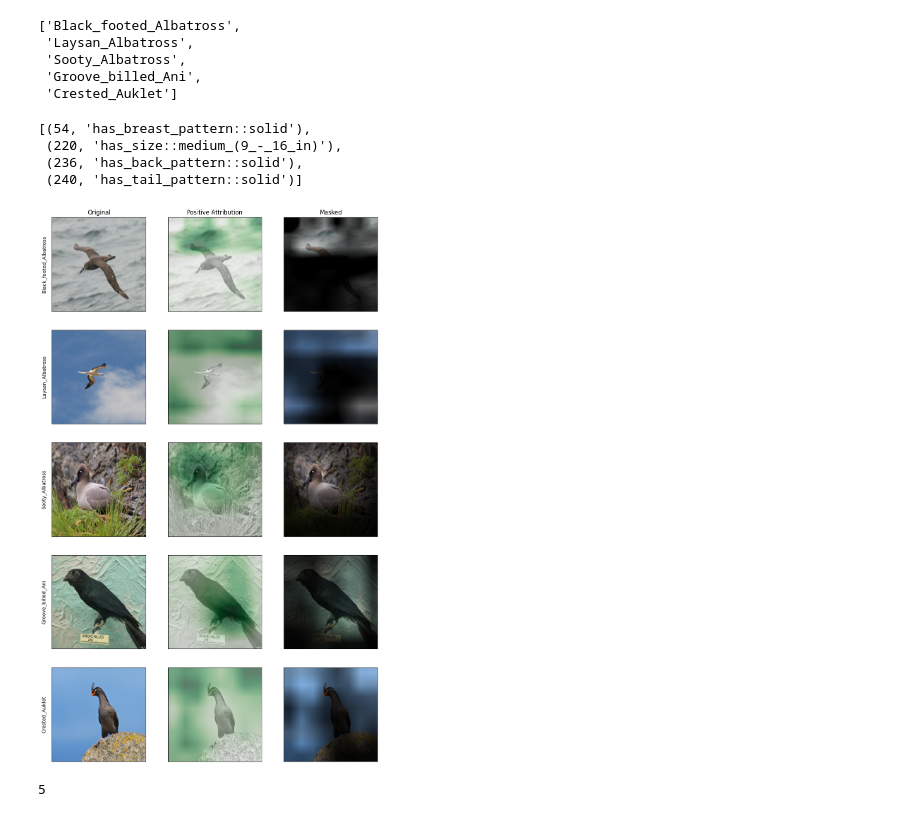
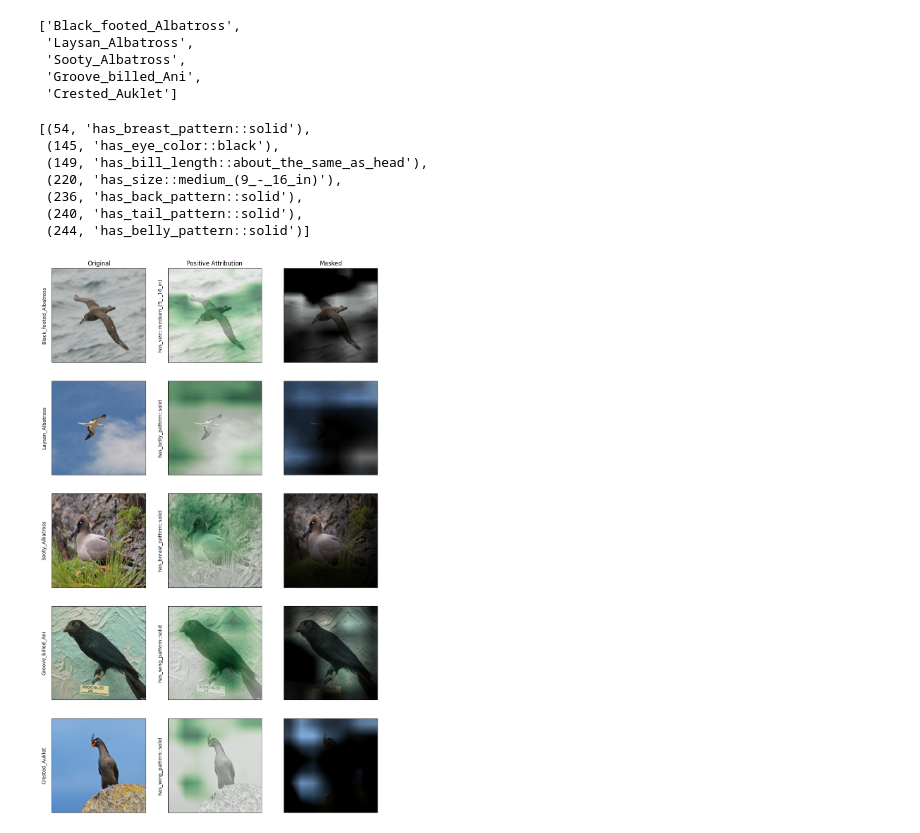
Before and after one commit to AxelSorensen/XAI, a Jupyter notebook: explainability.ipynb, the cells around one changed output. Drawn from its saved outputs; the diff is of its cells as text; code cells hidden in the pictures.

Commit message:
updated explainability and uploaded attributes.txt

```diff
--- a/explainability.ipynb
+++ b/explainability.ipynb
@@ -172,12 +167,15 @@ torch.Size([1, 3, 299, 299])
  'Groove_billed_Ani',
  'Crested_Auklet']
 # %%
-get_correct_attributes(test_loader.dataset.attribute_labels, outputs, attributes, bird_id=0, threshold=0.1)
+get_correct_attributes(test_loader.dataset.attribute_labels, outputs, attributes, bird_id=1, threshold=0.3)
 # %% [output]
 [(54, 'has_breast_pattern::solid'),
+ (145, 'has_eye_color::black'),
+ (149, 'has_bill_length::about_the_same_as_head'),
  (220, 'has_size::medium_(9_-_16_in)'),
  (236, 'has_back_pattern::solid'),
- (240, 'has_tail_pattern::solid')]
+ (240, 'has_tail_pattern::solid'),
+ (244, 'has_belly_pattern::solid')]
 # %%
 """
 change attr_targets to something that shows a well performing saliency map for each bird in attr_targets.
@@ -187,43 +185,39 @@ check the function above that can show correct predicted concepts for a class/id
 ??? currently no way to change layer that constitutes the saliency map per bird.
 ??? might be nice make another type of saliency map, should be easy to extend this block.
 
-If you want the grid transposed you have to switch where titles and birds go in the code.
+If you want the grid transposed you have to switch where method_title and birds go in the code.
 also flip the subplots shape, and likewise where the bird and m index go in plt_fig_axis. That should go a long way.
 """
 
 methods = ["original_image", "blended_heat_map", "masked_image"]
 signs = ["all", "positive", "positive"]
-titles = ["Original", "Positive Attribution", "Masked"]
-# titles = []
+method_title = ["Original", "Positive Attribution", "Masked"]
 birds = [f'{classes[bird["class_label"]][4:]}' for bird in lucky_birds]
-attr_targets = [236, 244, 54, 54, 145]
+attr_targets = [220, 244, 54, 308, 308]
+attr_names = [attributes[i] for i in attr_targets]
 
 layer_gradcam = LayerGradCam(concept_model, concept_model.model.Mixed_7c)
 
 
 plt_fig, plt_axis = plt.subplots(len(test_loader.dataset), len(methods), figsize=(12, 20))
 
 for bird in range(len(test_loader.dataset)):
     img = test_loader.dataset.images[bird].unsqueeze(0)
     attributions_lgc = layer_gradcam.attribute(img, target=attr_targets[bird])
     attr = LayerAttribution.interpolate(attributions_lgc, img.shape[2:], 'bilinear')
 
     for m in range(len(methods)):
         viz.visualize_image_attr(
             attr.cpu().squeeze(0).permute(1,2,0).detach().numpy(),
             original_image=img.squeeze(0).permute(1,2,0).numpy(),
             method=methods[m],
             sign=signs[m],
             plt_fig_axis=(plt_fig, plt_axis[bird, m]),
             use_pyplot=False,
-            title=titles[m] if bird==0 else None,
+            title=method_title[m] if bird==0 else None,
         )
 
     plt_axis[bird, 0].set_ylabel(birds[bird], rotation=90)
+    plt_axis[bird, 1].set_ylabel(attr_names[bird], rotation=90)
 # %% [output]
-[figure, old version]
+[figure, new version]
-# %%
-plt_axis.shape
-len(test_loader.dataset)
-# %% [output]
-5
```
Also changed, not shown: parts of 2 cells of this notebook, 2 other files.
